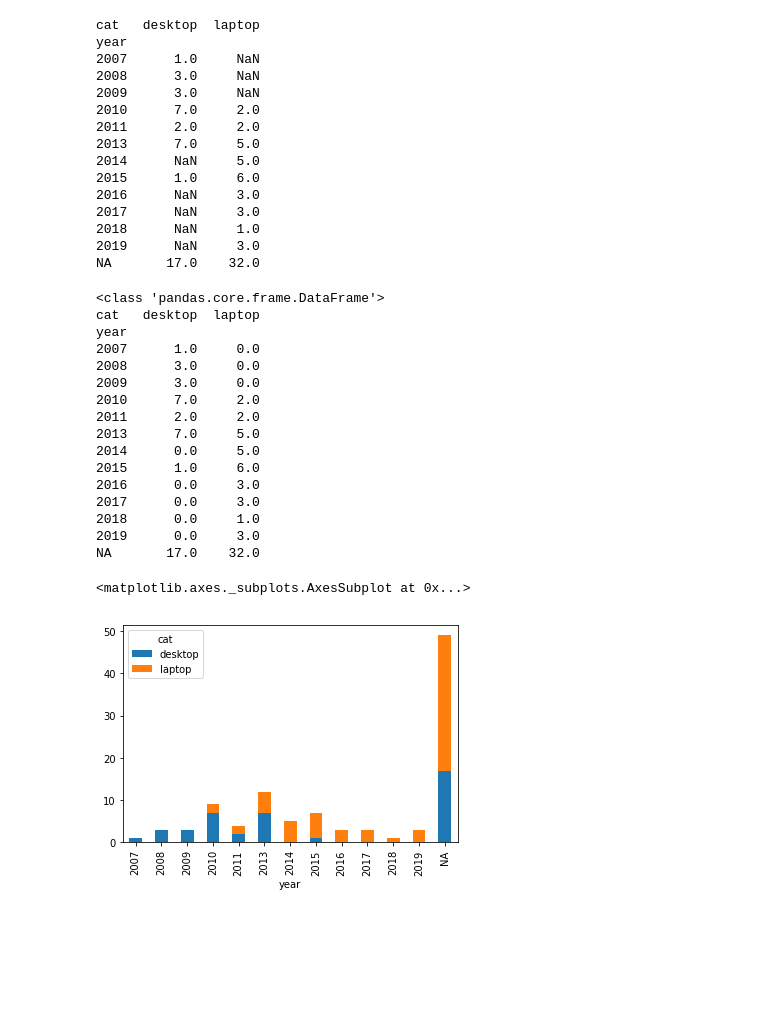
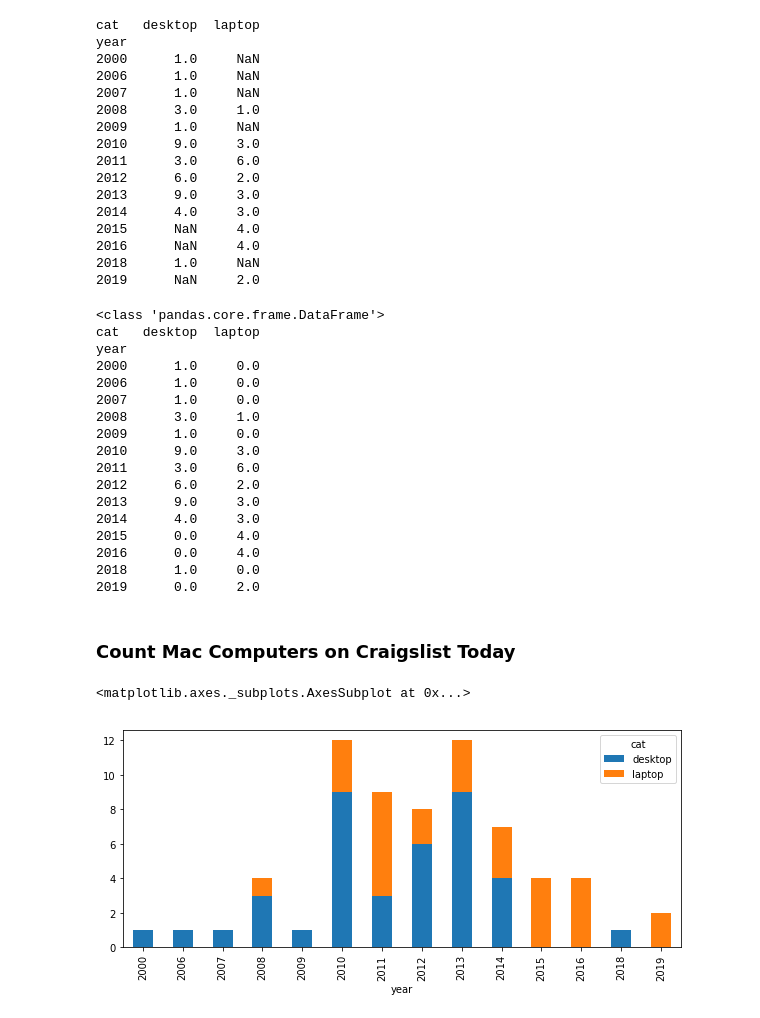
Before and after one commit to ygchan/Data-Engeering, a Jupyter notebook: Webscraping_04_Craigslist.ipynb, the cells around one changed output. Drawn from its saved outputs; the diff is of its cells as text; code cells hidden in the pictures; blank space fills up the shorter version.

```diff
--- a/Webscraping_04_Craigslist.ipynb
+++ b/Webscraping_04_Craigslist.ipynb
@@ -173,0 +119,16 @@ apple_df
+# %%
+import pandas as pd
+
+header = ['cat', 'price', 'year', 'listing_title', 'link']
+apple_df = pd.DataFrame(search_result, columns=header)
+
+# remove duplicated listing and drop any NA classification
+apple_df.drop_duplicates(keep=False, inplace=True)
+apple_df = apple_df[apple_df.cat != "NA"]
+apple_df = apple_df[apple_df.year != "NA"]
+apple_df = apple_df[apple_df.year <= "2020"]
+
+apple_df.style.set_properties(**{'text-align': 'left'})
+
+# inspect
+apple_df.sample(10)
@@ -240,19 +211,20 @@ print(counts)
 # %% [output]
 cat   desktop  laptop
 year
+2000      1.0     NaN
+2006      1.0     NaN
 2007      1.0     NaN
-2008      3.0     NaN
-2009      3.0     NaN
-2010      7.0     2.0
-2011      2.0     2.0
-2013      7.0     5.0
-2014      NaN     5.0
-2015      1.0     6.0
-2016      NaN     3.0
-2017      NaN     3.0
-2018      NaN     1.0
-2019      NaN     3.0
-NA       17.0    32.0
+2008      3.0     1.0
+2009      1.0     NaN
+2010      9.0     3.0
+2011      3.0     6.0
+2012      6.0     2.0
+2013      9.0     3.0
+2014      4.0     3.0
+2015      NaN     4.0
+2016      NaN     4.0
+2018      1.0     NaN
+2019      NaN     2.0
 # %%
 # now just need to replace the NaN by 0
 counts = counts.fillna(0)
@@ -263,24 +235,27 @@ print(counts)
 <class 'pandas.core.frame.DataFrame'>
 cat   desktop  laptop
 year
+2000      1.0     0.0
+2006      1.0     0.0
 2007      1.0     0.0
-2008      3.0     0.0
-2009      3.0     0.0
-2010      7.0     2.0
-2011      2.0     2.0
-2013      7.0     5.0
-2014      0.0     5.0
-2015      1.0     6.0
-2016      0.0     3.0
-2017      0.0     3.0
-2018      0.0     1.0
-2019      0.0     3.0
-NA       17.0    32.0
+2008      3.0     1.0
+2009      1.0     0.0
+2010      9.0     3.0
+2011      3.0     6.0
+2012      6.0     2.0
+2013      9.0     3.0
+2014      4.0     3.0
+2015      0.0     4.0
+2016      0.0     4.0
+2018      1.0     0.0
+2019      0.0     2.0
+# %% [markdown]
+### Count Mac Computers on Craigslist Today
 # %%
-counts.plot.bar(stacked=True)
+counts.plot.bar(stacked=True, figsize=(10, 4))
 # %% [output]
 <matplotlib.axes._subplots.AxesSubplot at 0x...>
-[figure, old version]
+[figure, new version]
 # %%
 # Analysis: There are mostly 2010-2013 desktop,
 # with a lot of laptops from 2013-2019.
```
Also changed, not shown: parts of 13 cells of this notebook.
